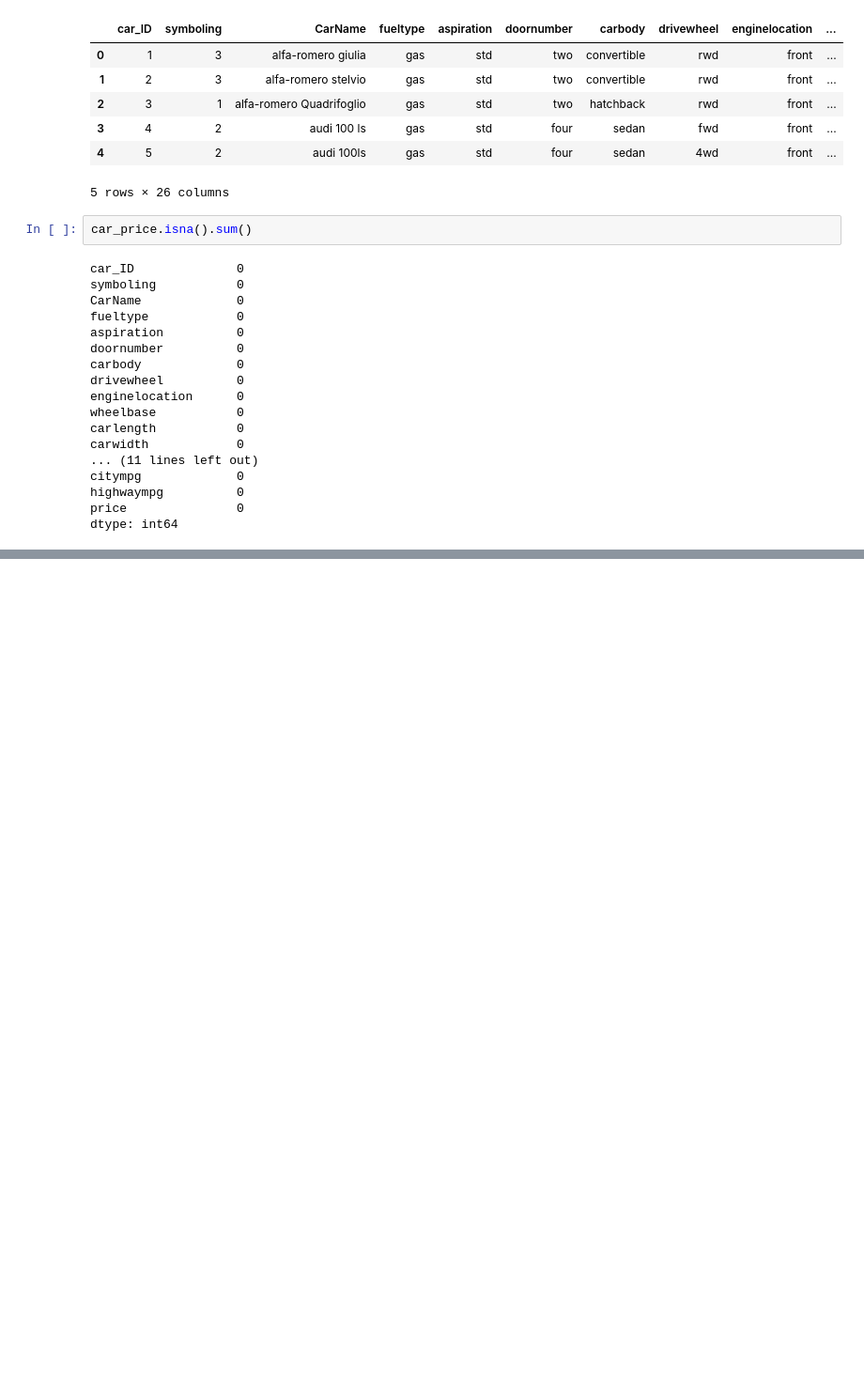
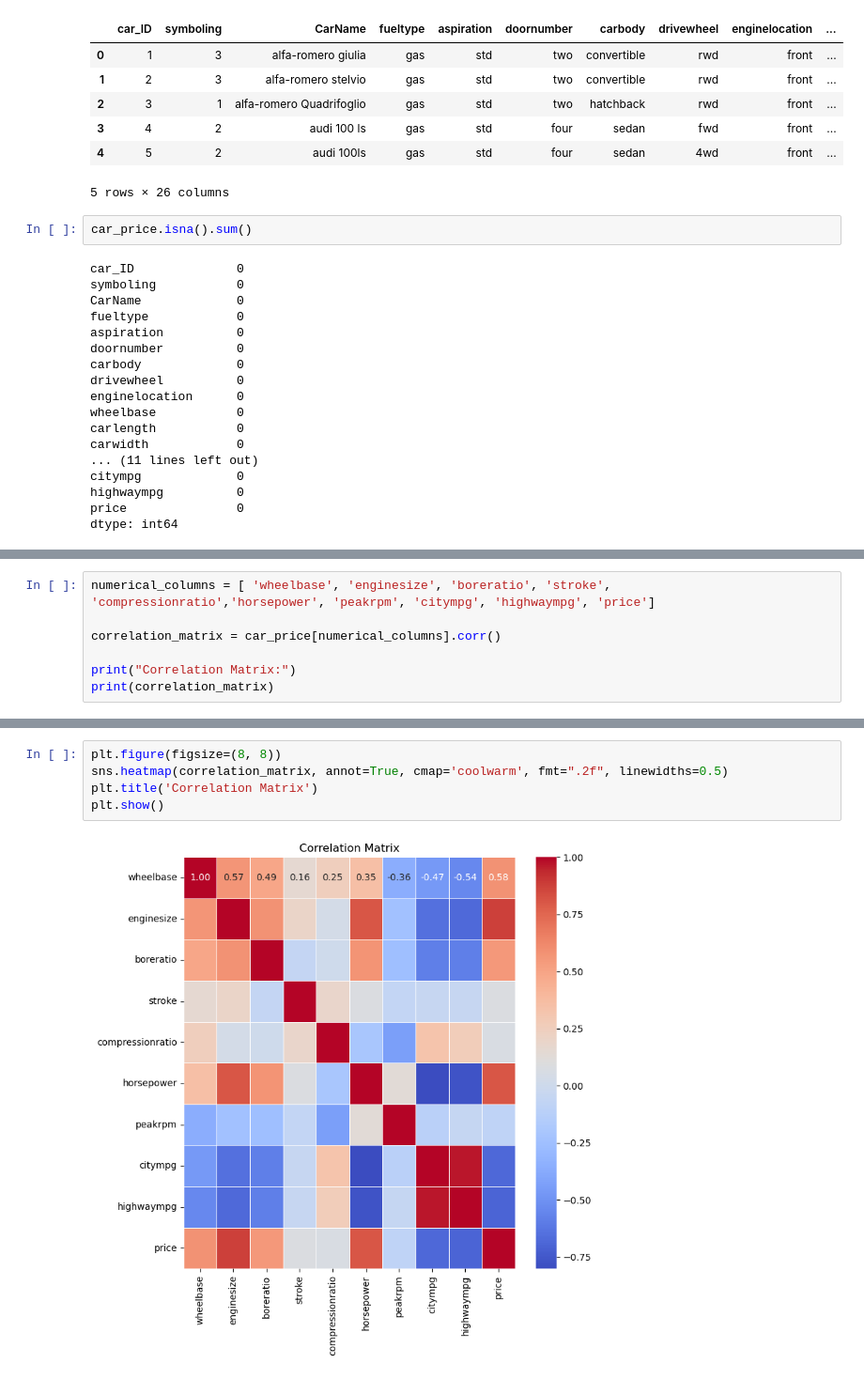
Before and after one commit to bipasha-sharma/Data-Science, a Jupyter notebook: Assignment5.ipynb, the cells around one changed output, grey strips where cells are left out. Shown at 94% size. Cells and saved outputs as stored; diff of their text form; blank space fills up the shorter version.

```diff
--- a/Assignment5.ipynb
+++ b/Assignment5.ipynb
@@ -38,0 +115,7 @@ dtype: int64
+# %%
+numerical_columns = [ 'wheelbase', 'enginesize', 'boreratio', 'stroke', 'compressionratio','horsepower', 'peakrpm', 'citympg', 'highwaympg', 'price']
+
+correlation_matrix = car_price[numerical_columns].corr()
+
+print("Correlation Matrix:")
+print(correlation_matrix)
@@ -38,0 +140,7 @@ dtype: int64
+# %%
+plt.figure(figsize=(8, 8))
+sns.heatmap(correlation_matrix, annot=True, cmap='coolwarm', fmt=".2f", linewidths=0.5)
+plt.title('Correlation Matrix')
+plt.show()
+# %% [output]
+[figure, added]
```
Also changed, not shown: parts of 17 cells of this notebook.
